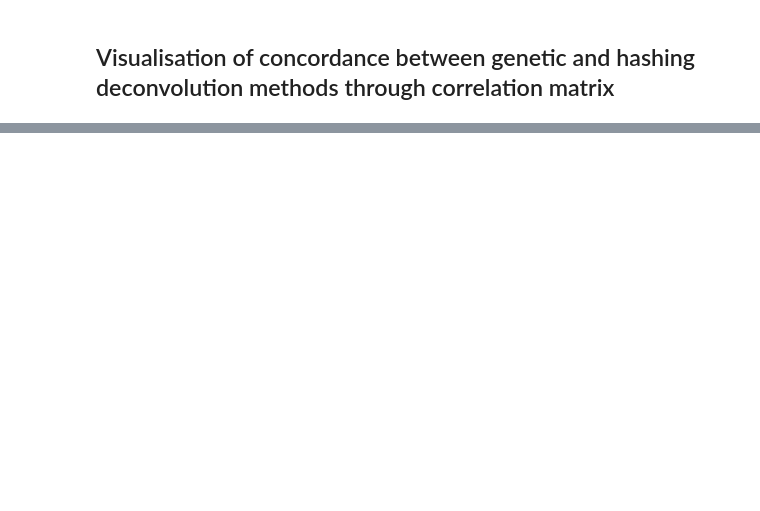
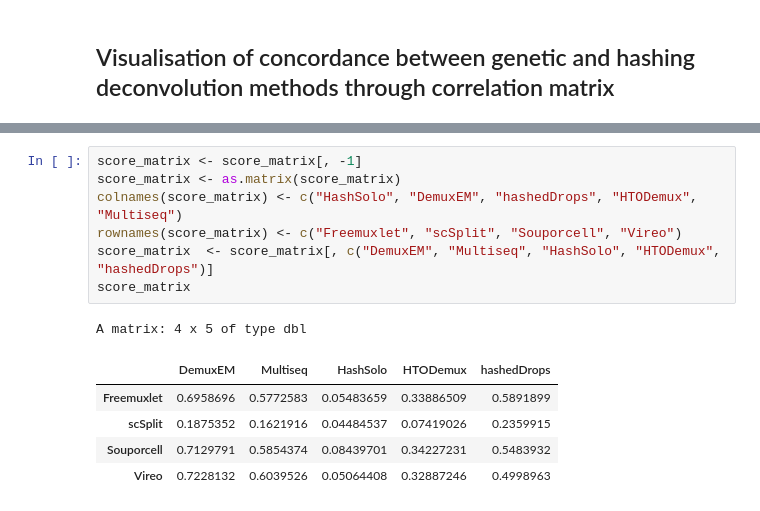
Before and after one commit to theislab/hadge-reproducibility, a Jupyter notebook: notebooks/s10-gx38.ipynb, the cells around one changed output, grey strips where cells are left out. Cells and saved outputs as stored; diff of their text form; blank space fills up the shorter version.

```diff
--- a/notebooks/s10-gx38.ipynb
+++ b/notebooks/s10-gx38.ipynb
@@ -171,0 +227,14 @@ pheatmap(scaled_matrix, treeheight_row=F, treeheight_col=F, display_numbers=roun
+# %%
+score_matrix <- score_matrix[, -1]
+score_matrix <- as.matrix(score_matrix)
+colnames(score_matrix) <- c("HashSolo", "DemuxEM", "hashedDrops", "HTODemux", "Multiseq")
+rownames(score_matrix) <- c("Freemuxlet", "scSplit", "Souporcell", "Vireo")
+score_matrix  <- score_matrix[, c("DemuxEM", "Multiseq", "HashSolo", "HTODemux", "hashedDrops")]
+score_matrix
+# %% [output]
+A matrix: 4 x 5 of type dbl
+|  | DemuxEM | Multiseq | HashSolo | HTODemux | hashedDrops |
+| Freemuxlet | 0.6958696 | 0.5772583 | 0.05483659 | 0.33886509 | 0.5891899 |
+| scSplit | 0.1875352 | 0.1621916 | 0.04484537 | 0.07419026 | 0.2359915 |
+| Souporcell | 0.7129791 | 0.5854374 | 0.08439701 | 0.34227231 | 0.5483932 |
+| Vireo | 0.7228132 | 0.6039526 | 0.05064408 | 0.32887246 | 0.4998963 |
```
Also changed, not shown: parts of 10 cells of this notebook, 2 other files.
